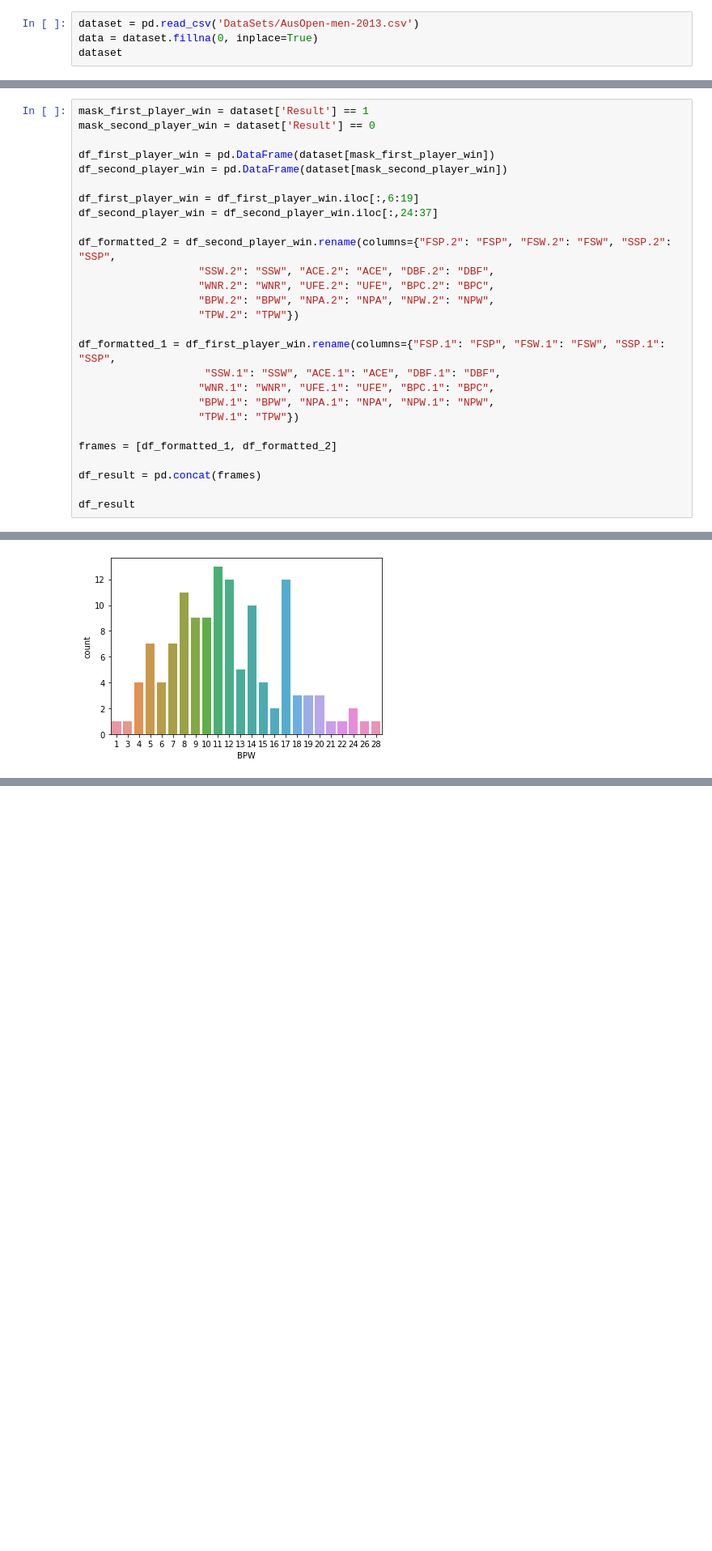
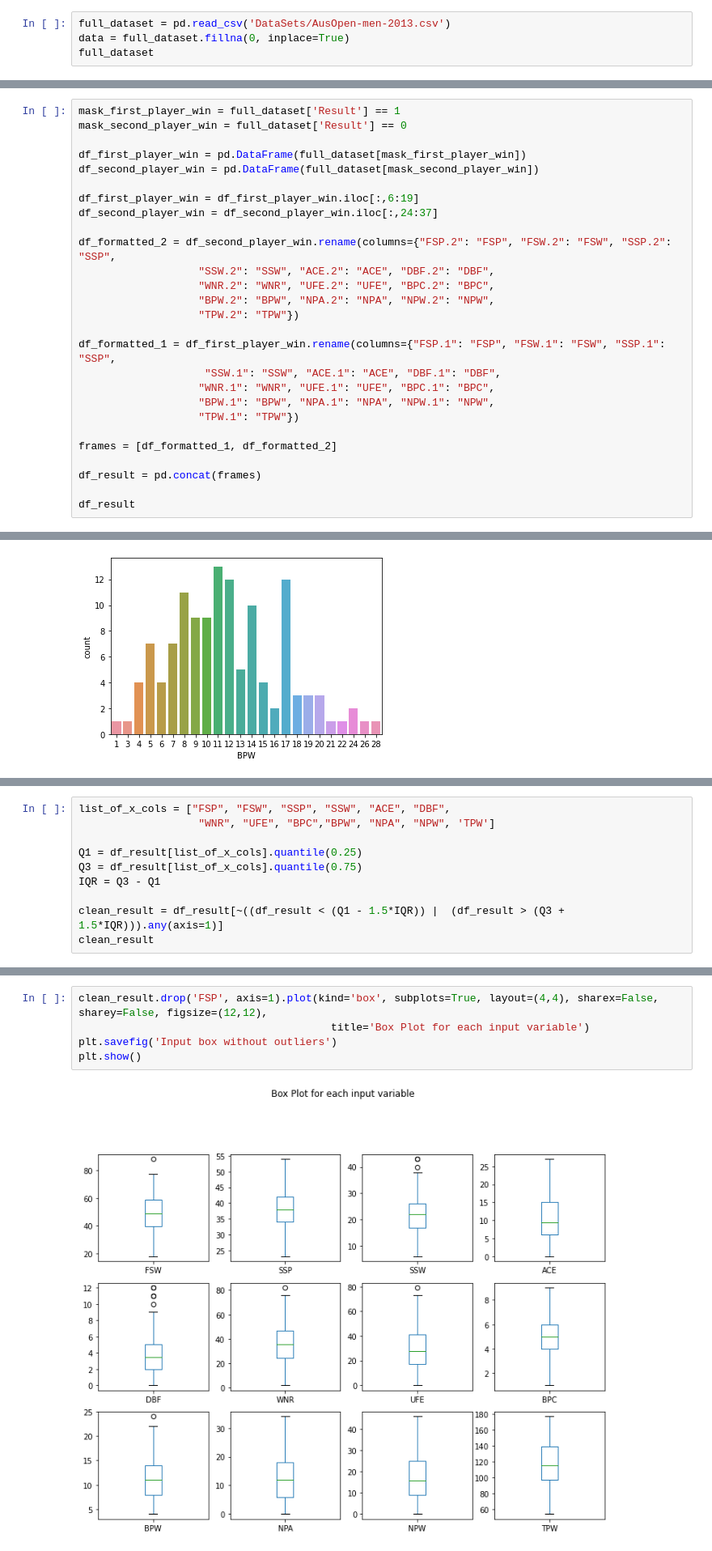
Before and after one commit to StefanMladenov/MU, a Jupyter notebook: 1.Domaci.ipynb, the cells around one changed output, grey strips where cells are left out. Shown at 81% size. Drawn from its saved outputs; the diff is of its cells as text; blank space fills up the shorter version.

```diff
--- a/1.Domaci.ipynb
+++ b/1.Domaci.ipynb
@@ -19,9 +19,9 @@ from sklearn.naive_bayes import GaussianNB
 from sklearn.metrics import classification_report
 from sklearn.metrics import confusion_matrix
 # %%
-dataset = pd.read_csv('DataSets/AusOpen-men-2013.csv')
-data = dataset.fillna(0, inplace=True)
-dataset
+full_dataset = pd.read_csv('DataSets/AusOpen-men-2013.csv')
+data = full_dataset.fillna(0, inplace=True)
+full_dataset
 # %% [output]
 |  | Player1 | Player2 | Round | Result | FNL1 | FNL2 | FSP.1 | FSW.1 | SSP.1 | SSW.1 | ... | ... |
 | 0 | Lukas Lacko | Novak Djokovic | 1 | 0 | 0 | 3 | 61 | 35 | 39 | 18 | ... | ... |
@@ -39,9 +42,9 @@ dataset
 # %%
-mask_first_player_win = dataset['Result'] == 1
-mask_second_player_win = dataset['Result'] == 0
+mask_first_player_win = full_dataset['Result'] == 1
+mask_second_player_win = full_dataset['Result'] == 0
 
-df_first_player_win = pd.DataFrame(dataset[mask_first_player_win])
-df_second_player_win = pd.DataFrame(dataset[mask_second_player_win])
+df_first_player_win = pd.DataFrame(full_dataset[mask_first_player_win])
+df_second_player_win = pd.DataFrame(full_dataset[mask_second_player_win])
 
 df_first_player_win = df_first_player_win.iloc[:,6:19]
 df_second_player_win = df_second_player_win.iloc[:,24:37]
@@ -247,0 +420,10 @@ weighted avg       0.88      0.87      0.87        38
+# %%
+list_of_x_cols = ["FSP", "FSW", "SSP", "SSW", "ACE", "DBF",
+                   "WNR", "UFE", "BPC","BPW", "NPA", "NPW", 'TPW']
+
+Q1 = df_result[list_of_x_cols].quantile(0.25)
+Q3 = df_result[list_of_x_cols].quantile(0.75)
+IQR = Q3 - Q1
+
+clean_result = df_result[~((df_result < (Q1 - 1.5*IQR)) |  (df_result > (Q3 + 1.5*IQR))).any(axis=1)]
+clean_result
@@ -247,0 +444,7 @@ weighted avg       0.88      0.87      0.87        38
+# %%
+clean_result.drop('FSP', axis=1).plot(kind='box', subplots=True, layout=(4,4), sharex=False, sharey=False, figsize=(12,12),
+                                        title='Box Plot for each input variable')
+plt.savefig('Input box without outliers')
+plt.show()
+# %% [output]
+[figure, added]
```
Also changed, not shown: parts of 21 cells of this notebook, 1 other file.
